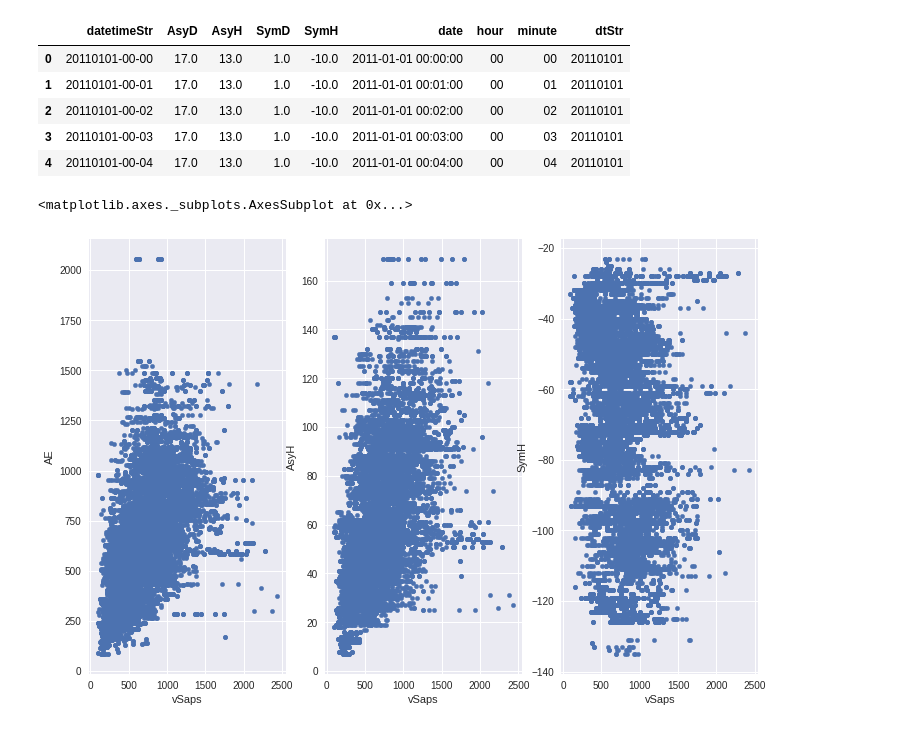
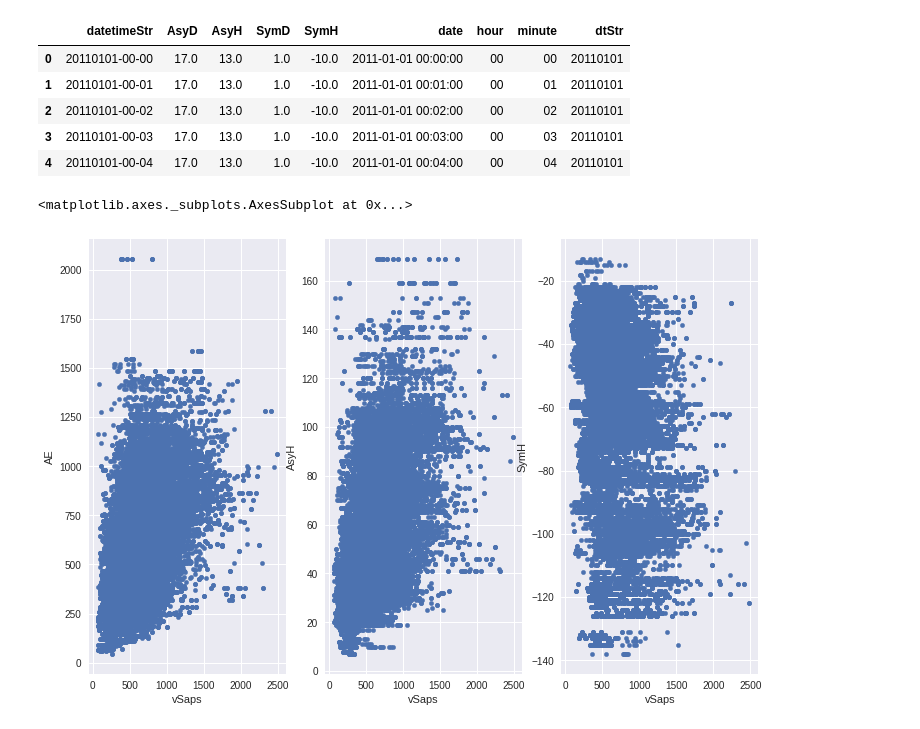
Before and after one commit to bharatreddy/indsvels, a Jupyter notebook: ipy/stats-gmag.ipynb, the cells around one changed output. Cells and saved outputs as stored; diff of their text form; code cells hidden in the pictures.

```diff
--- a/ipy/stats-gmag.ipynb
+++ b/ipy/stats-gmag.ipynb
@@ -74,13 +74,13 @@ velsDataDF.columns = ['azim','azimStd', 'delMLT', 'goodFit',\
 # %%
 f = plt.figure(figsize=(12, 8))
 ax1 = f.add_subplot(1,3,1)
 ax2 = f.add_subplot(1,3,2)
 ax3 = f.add_subplot(1,3,3)
 
-selMltDF = velsDataDF[ velsDataDF["normMLT"] == -6 ][ ["normMLT", "AE", "AsyH", "SymH", "vSaps"] ]
+selMltDF = velsDataDF[ velsDataDF["normMLT"] == -5 ][ ["normMLT", "AE", "AsyH", "SymH", "vSaps"] ]
 selMltDF.plot( kind="scatter", x="vSaps", y="AE", ax=ax1 )
 selMltDF.plot( kind="scatter", x="vSaps", y="AsyH", ax=ax2 )
 selMltDF.plot( kind="scatter", x="vSaps", y="SymH", ax=ax3 )
 # %% [output]
 <matplotlib.axes._subplots.AxesSubplot at 0x...>
-[figure, old version]
+[figure, new version]
```
